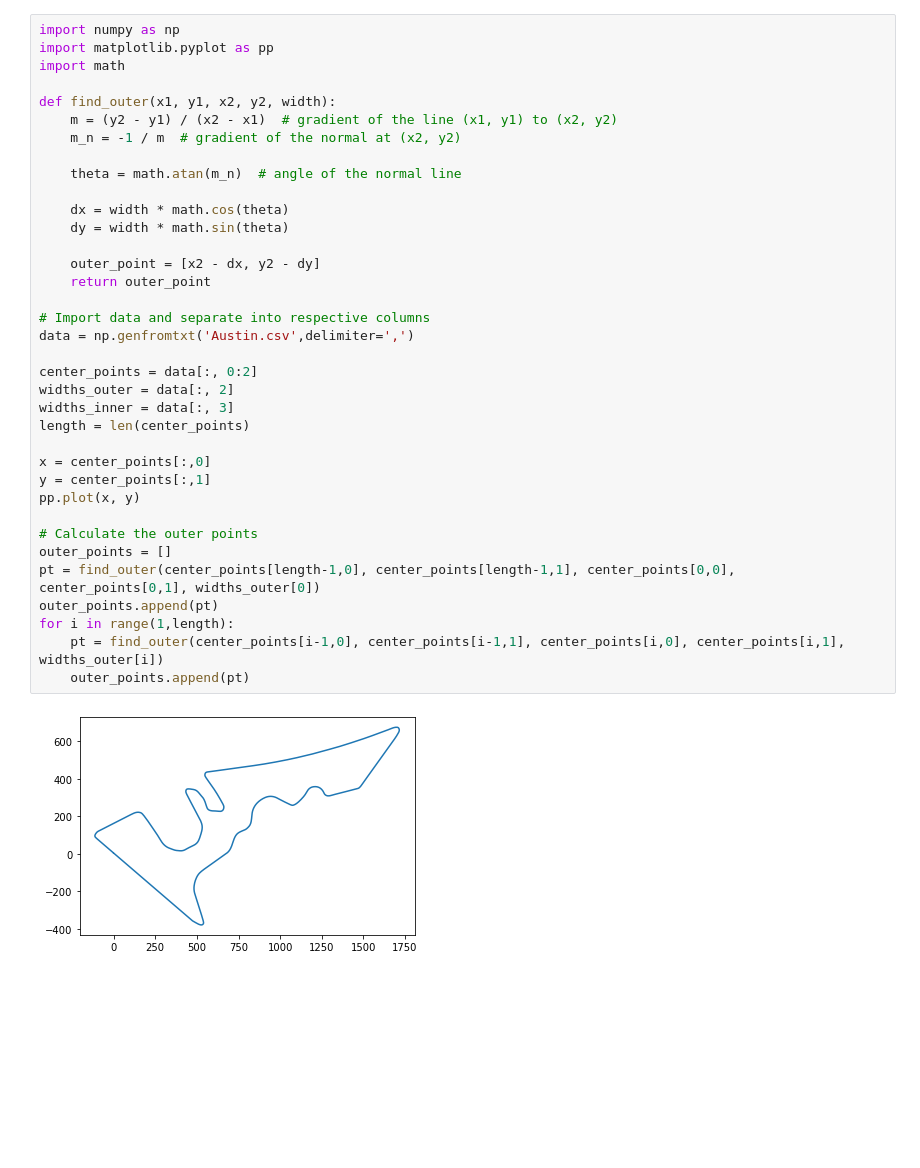
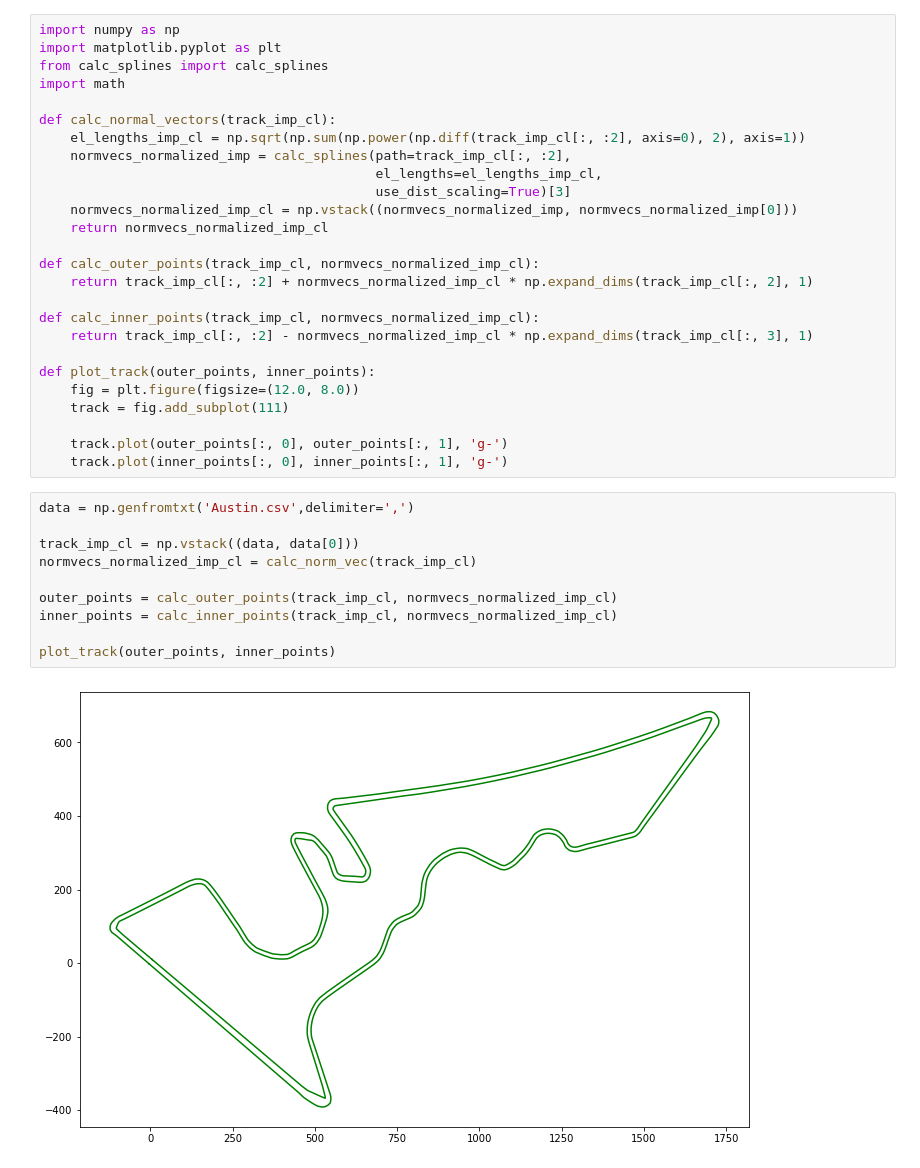
Before and after one commit to RyanEweSeng/cs524-racetrack, a Jupyter notebook: racetrack_data.ipynb, the cells around one changed output. Cells and saved outputs as stored; diff of their text form; blank space fills up the shorter version.

Commit message:
Add data processing code

```diff
--- a/racetrack_data.ipynb
+++ b/racetrack_data.ipynb
@@ -1,38 +15,38 @@
 # %%
 import numpy as np
-import matplotlib.pyplot as pp
+import matplotlib.pyplot as plt
+from calc_splines import calc_splines
 import math
 
-def find_outer(x1, y1, x2, y2, width):
-    m = (y2 - y1) / (x2 - x1)  # gradient of the line (x1, y1) to (x2, y2)
-    m_n = -1 / m  # gradient of the normal at (x2, y2)
+def calc_normal_vectors(track_imp_cl):
+    el_lengths_imp_cl = np.sqrt(np.sum(np.power(np.diff(track_imp_cl[:, :2], axis=0), 2), axis=1))
+    normvecs_normalized_imp = calc_splines(path=track_imp_cl[:, :2],
+                                           el_lengths=el_lengths_imp_cl,
+                                           use_dist_scaling=True)[3]
+    normvecs_normalized_imp_cl = np.vstack((normvecs_normalized_imp, normvecs_normalized_imp[0]))
+    return normvecs_normalized_imp_cl
 
-    theta = math.atan(m_n)  # angle of the normal line
+def calc_outer_points(track_imp_cl, normvecs_normalized_imp_cl):
+    return track_imp_cl[:, :2] + normvecs_normalized_imp_cl * np.expand_dims(track_imp_cl[:, 2], 1)
 
-    dx = width * math.cos(theta)
-    dy = width * math.sin(theta)
+def calc_inner_points(track_imp_cl, normvecs_normalized_imp_cl):
+    return track_imp_cl[:, :2] - normvecs_normalized_imp_cl * np.expand_dims(track_imp_cl[:, 3], 1)
 
-    outer_point = [x2 - dx, y2 - dy]
-    return outer_point
+def plot_track(outer_points, inner_points):
+    fig = plt.figure(figsize=(12.0, 8.0))
+    track = fig.add_subplot(111)
 
-# Import data and separate into respective columns
-data = np.genfromtxt('Austin.csv',delimiter=',')
-
-center_points = data[:, 0:2]
-widths_outer = data[:, 2]
-widths_inner = data[:, 3]
-length = len(center_points)
-
-x = center_points[:,0]
-y = center_points[:,1]
-pp.plot(x, y)
-
-# Calculate the outer points
-outer_points = []
-pt = find_outer(center_points[length-1,0], center_points[length-1,1], center_points[0,0], center_points[0,1], widths_outer[0])
-outer_points.append(pt)
-for i in range(1,length):
-    pt = find_outer(center_points[i-1,0], center_points[i-1,1], center_points[i,0], center_points[i,1], widths_outer[i])
-    outer_points.append(pt)
+    track.plot(outer_points[:, 0], outer_points[:, 1], 'g-')
+    track.plot(inner_points[:, 0], inner_points[:, 1], 'g-')
-# %% [output]
-[figure, removed]
+# %%
+data = np.genfromtxt('Austin.csv',delimiter=',')
+
+track_imp_cl = np.vstack((data, data[0]))
+normvecs_normalized_imp_cl = calc_norm_vec(track_imp_cl)
+
+outer_points = calc_outer_points(track_imp_cl, normvecs_normalized_imp_cl)
+inner_points = calc_inner_points(track_imp_cl, normvecs_normalized_imp_cl)
+
+plot_track(outer_points, inner_points)
+# %% [output]
+[figure, added]
```
Also changed, not shown: parts of 2 cells of this notebook.
